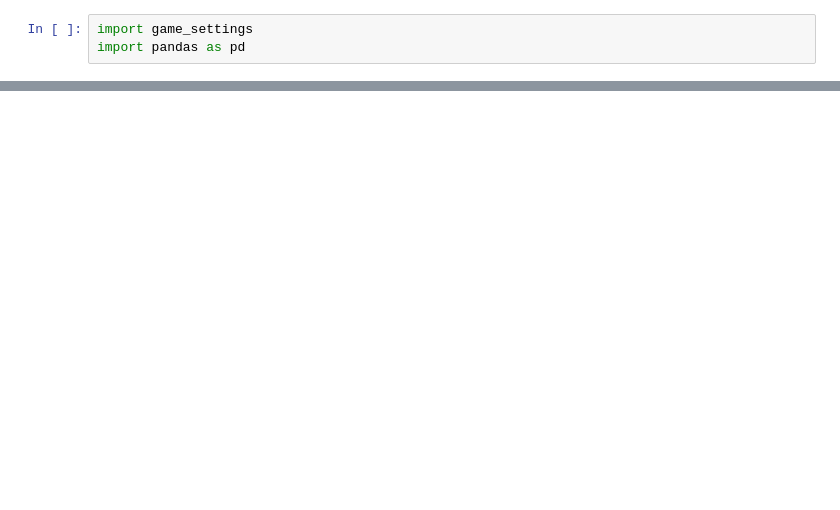
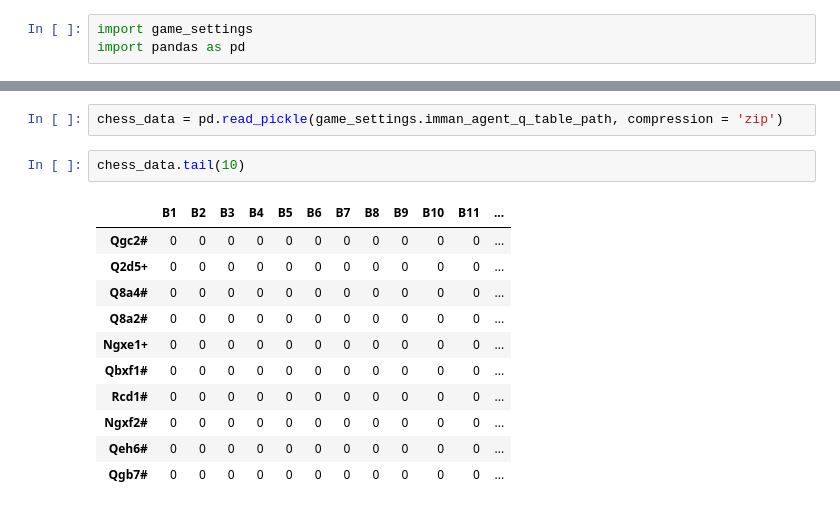
Before and after one commit to Abe-Borg/BradleyChess, a Jupyter notebook: src/Misc Code Testing.ipynb, the cells around one changed output, grey strips where cells are left out. Saved outputs shown, nothing was run; the diff lists cells and outputs as text; blank space fills up the shorter version.

```diff
--- a/src/Misc Code Testing.ipynb
+++ b/src/Misc Code Testing.ipynb
@@ -5,0 +16,16 @@ chess_data = pd.read_pickle(game_settings.bradley_agent_q_table_path, compressio
+# %%
+chess_data = pd.read_pickle(game_settings.imman_agent_q_table_path, compression = 'zip')
+# %%
+chess_data.tail(10)
+# %% [output]
+|  | B1 | B2 | B3 | B4 | B5 | B6 | B7 | B8 | B9 | B10 | B11 | ... |
+| Qgc2# | 0 | 0 | 0 | 0 | 0 | 0 | 0 | 0 | 0 | 0 | 0 | ... |
+| Q2d5+ | 0 | 0 | 0 | 0 | 0 | 0 | 0 | 0 | 0 | 0 | 0 | ... |
+| Q8a4# | 0 | 0 | 0 | 0 | 0 | 0 | 0 | 0 | 0 | 0 | 0 | ... |
+| Q8a2# | 0 | 0 | 0 | 0 | 0 | 0 | 0 | 0 | 0 | 0 | 0 | ... |
+| Ngxe1+ | 0 | 0 | 0 | 0 | 0 | 0 | 0 | 0 | 0 | 0 | 0 | ... |
+| Qbxf1# | 0 | 0 | 0 | 0 | 0 | 0 | 0 | 0 | 0 | 0 | 0 | ... |
+| Rcd1# | 0 | 0 | 0 | 0 | 0 | 0 | 0 | 0 | 0 | 0 | 0 | ... |
+| Ngxf2# | 0 | 0 | 0 | 0 | 0 | 0 | 0 | 0 | 0 | 0 | 0 | ... |
+| Qeh6# | 0 | 0 | 0 | 0 | 0 | 0 | 0 | 0 | 0 | 0 | 0 | ... |
+| Qgb7# | 0 | 0 | 0 | 0 | 0 | 0 | 0 | 0 | 0 | 0 | 0 | ... |
```
Also changed, not shown: parts of 8 cells of this notebook, 2 other files.
